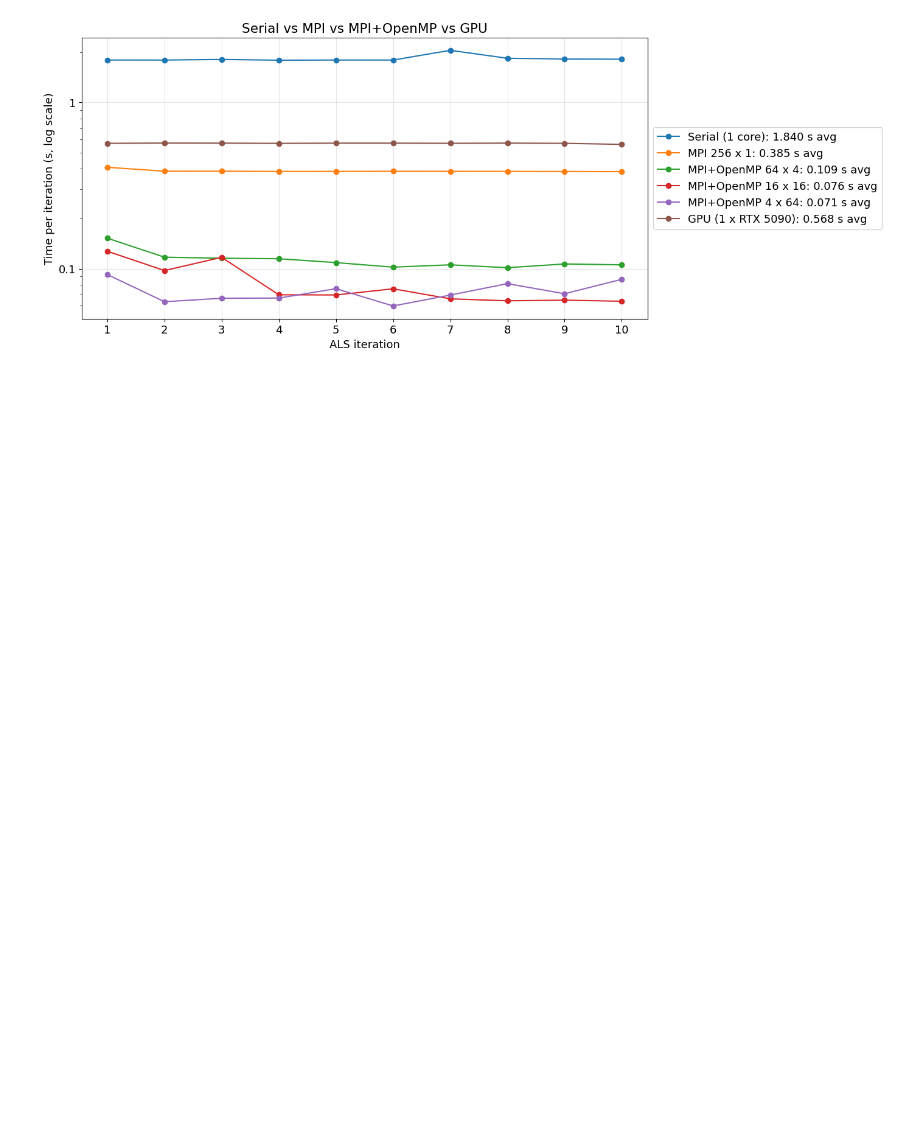
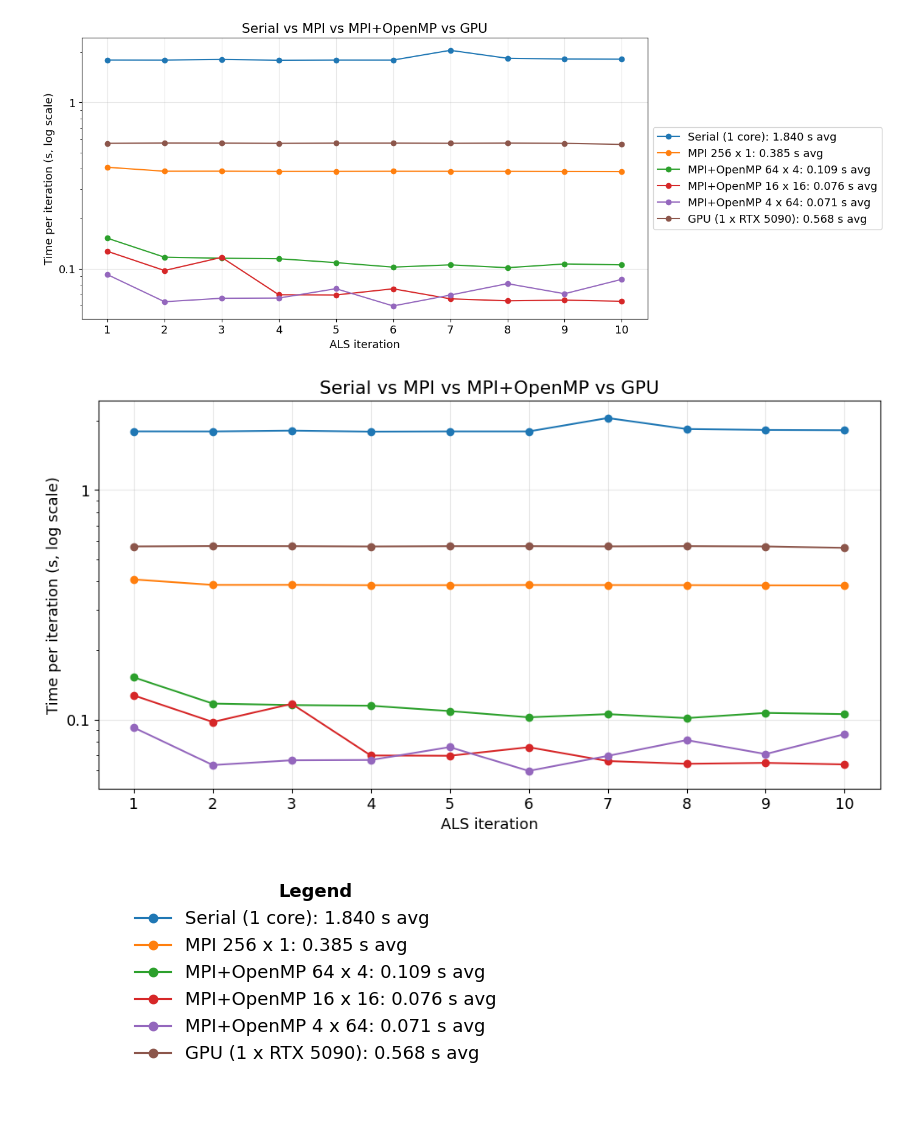
Before and after one commit to KohSiXing/DSA5208-Parallelizing-Algorithm-with-MPIX, a Jupyter notebook: Data Cleaning and Analysis.ipynb, the cells around one changed output. Cells and saved outputs as stored; diff of their text form; code cells hidden in the pictures; blank space fills up the shorter version.

```diff
--- a/Data Cleaning and Analysis.ipynb
+++ b/Data Cleaning and Analysis.ipynb
@@ -218,3 +250,44 @@ plt.grid(True, alpha=0.3)
 plt.show()
 # %% [output]
 [figure]
+# %%
+plt.rcParams.update({"font.size": 13})
+
+# one line per version: (legend name, which rows)
+versions = [
+    ("Serial (1 core)",        df["experiment"] == "serial baseline"),
+    ("MPI 256 x 1",            (df["experiment"] == "strong scaling") & (df["mpi_ranks"] == 256)),
+    ("MPI+OpenMP 64 x 4",      (df["program"] == "MPI + OpenMP") & (df["mpi_ranks"] == 64)),
+    ("MPI+OpenMP 16 x 16",     (df["program"] == "MPI + OpenMP") & (df["mpi_ranks"] == 16)),
+    ("MPI+OpenMP 4 x 64",      (df["program"] == "MPI + OpenMP") & (df["mpi_ranks"] == 4)),
+    ("GPU (1 x RTX 5090)",     df["experiment"] == "GPU test"),
+]
+
+# ---- image 1: the graph only ----
+fig, ax = plt.subplots(figsize=(12, 6))
+for name, rows in versions:
+    d = df[rows].sort_values("iteration")
+    avg = d[d["iteration"] >= 2]["iter_time_s"].mean()          # average without warm-up
+    ax.plot(d["iteration"], d["iter_time_s"], marker="o", label=f"{name}: {avg:.3f} s avg")
+
+ax.set_yscale("log")
+ax.yaxis.set_major_formatter(FuncFormatter(lambda v, _: f"{v:g}"))   # 0.1, 1 instead of 10^-1
+ax.set_xticks(range(1, 11))
+ax.set_xlabel("ALS iteration")
+ax.set_ylabel("Time per iteration (s, log scale)")
+ax.set_title("Serial vs MPI vs MPI+OpenMP vs GPU")
+ax.grid(True, alpha=0.3)
+#fig.savefig("variants_graph.png", dpi=200, bbox_inches="tight")
+plt.show()
+
+# ---- image 2: the legend only (same lines and colours as the graph) ----
+handles, labels = ax.get_legend_handles_labels()
+fig_legend, ax_legend = plt.subplots(figsize=(6, 3))
+ax_legend.axis("off")                                   # hide the empty axes; keeps Jupyter happy
+ax_legend.legend(handles, labels, loc="best", frameon=False,
+                 title="Legend", title_fontproperties={"weight": "bold"})
+#fig_legend.savefig("variants_legend.png", dpi=200, bbox_inches="tight")
+plt.show()
+# %% [output]
+[figure, added]
+[figure, added]
```
Also changed, not shown: parts of 5 cells of this notebook, 5 other files.
